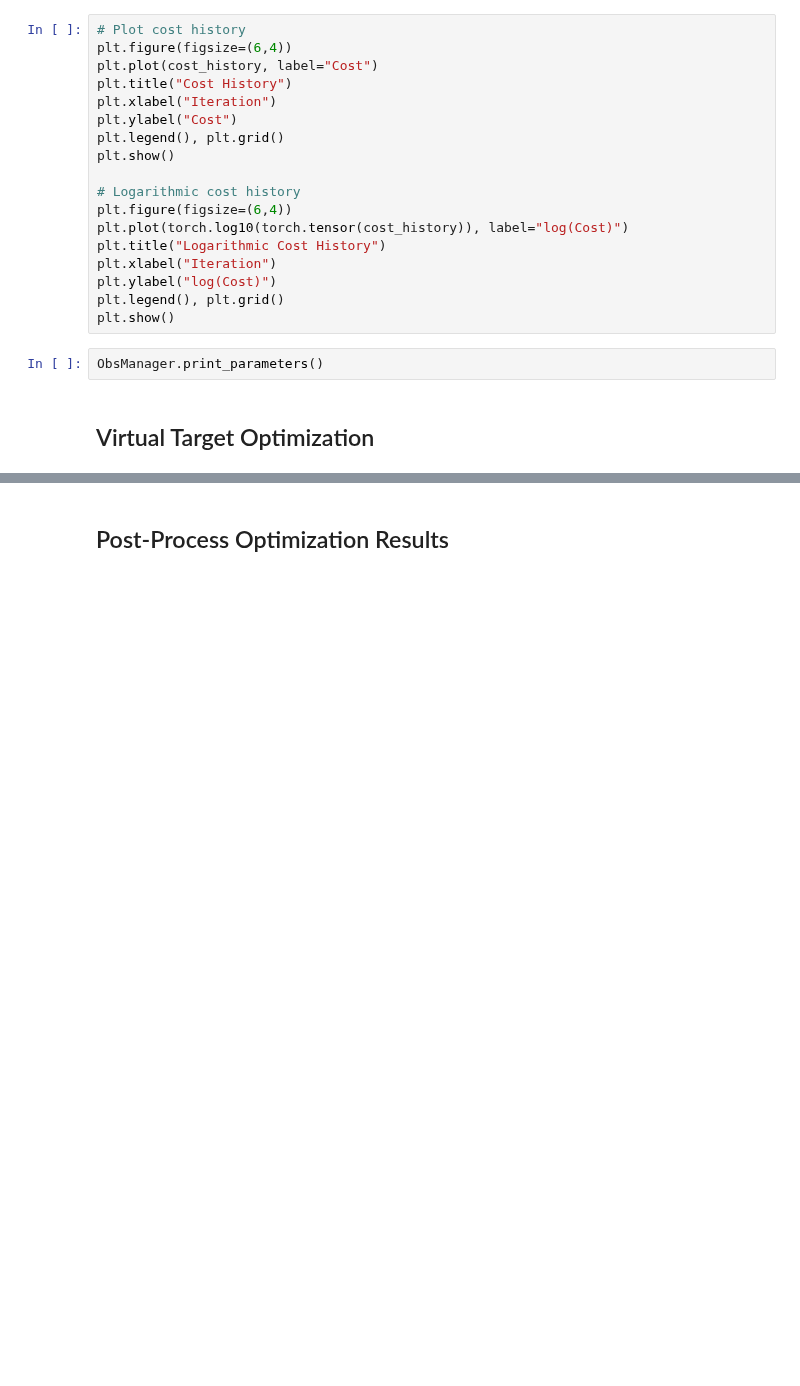
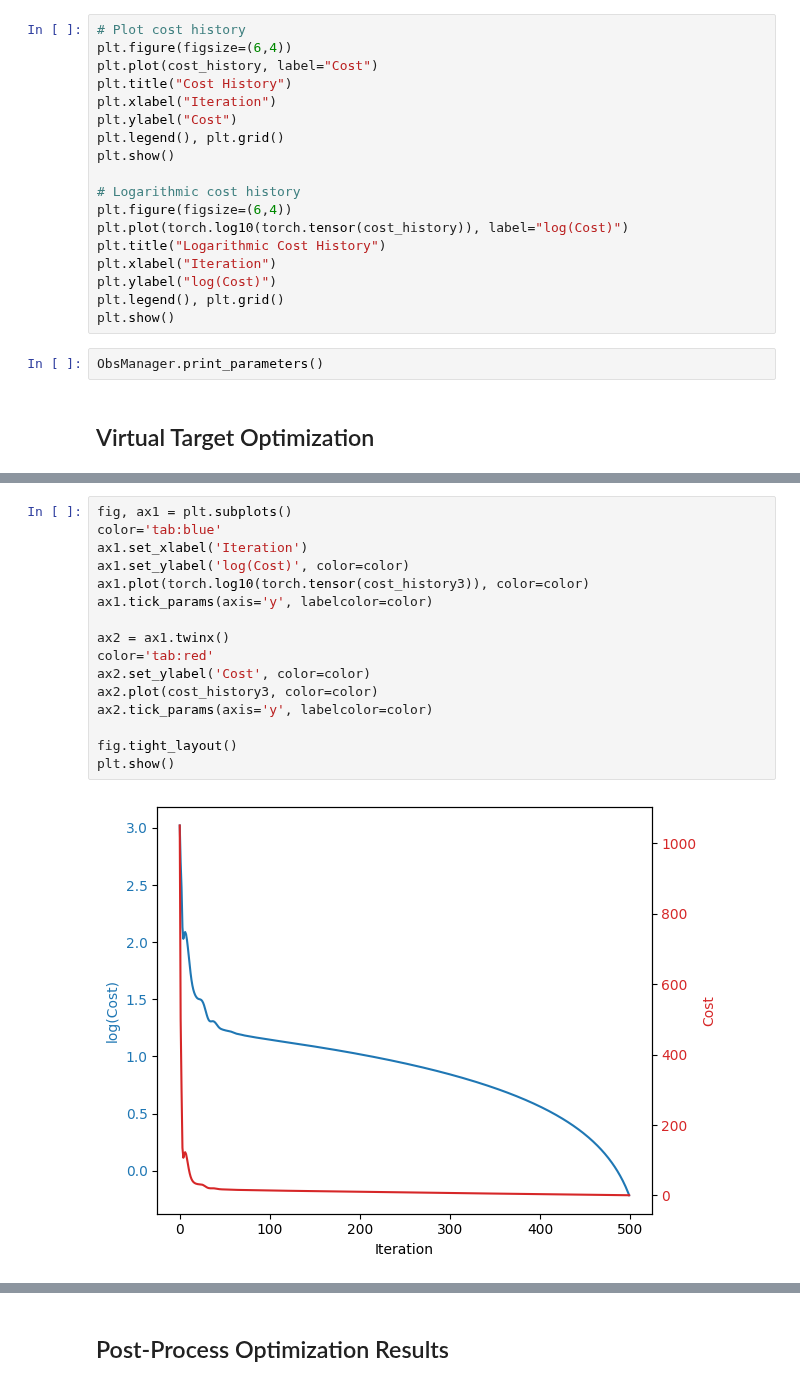
Before and after one commit to abhigyan9/KoopmanGPO, a Jupyter notebook: Playground_New-iGPK.ipynb, the cells around one changed output, grey strips where cells are left out. Cells and saved outputs as stored; diff of their text form; blank space fills up the shorter version.

```diff
--- a/Playground_New-iGPK.ipynb
+++ b/Playground_New-iGPK.ipynb
@@ -604,0 +678,18 @@ plt.show()
+# %%
+fig, ax1 = plt.subplots()
+color='tab:blue'
+ax1.set_xlabel('Iteration')
+ax1.set_ylabel('log(Cost)', color=color)
+ax1.plot(torch.log10(torch.tensor(cost_history3)), color=color)
+ax1.tick_params(axis='y', labelcolor=color)
+
+ax2 = ax1.twinx()
+color='tab:red'
+ax2.set_ylabel('Cost', color=color)
+ax2.plot(cost_history3, color=color)
+ax2.tick_params(axis='y', labelcolor=color)
+
+fig.tight_layout()
+plt.show()
+# %% [output]
+[figure, added]
```
Also changed, not shown: parts of 13 cells of this notebook, 1 other file.
